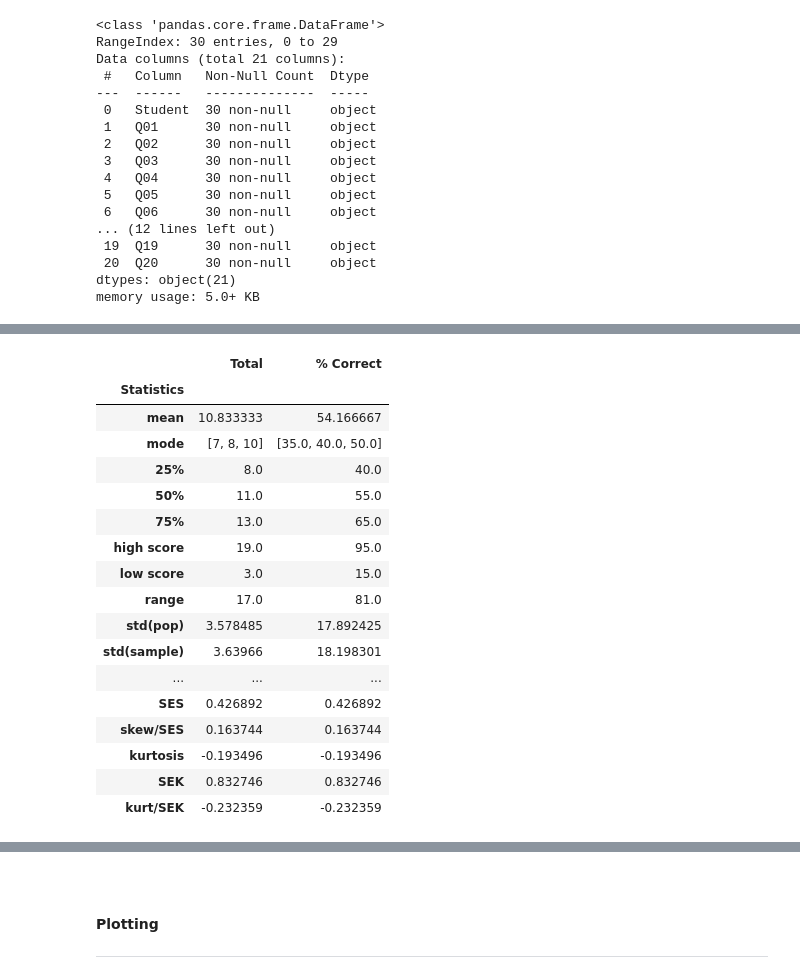
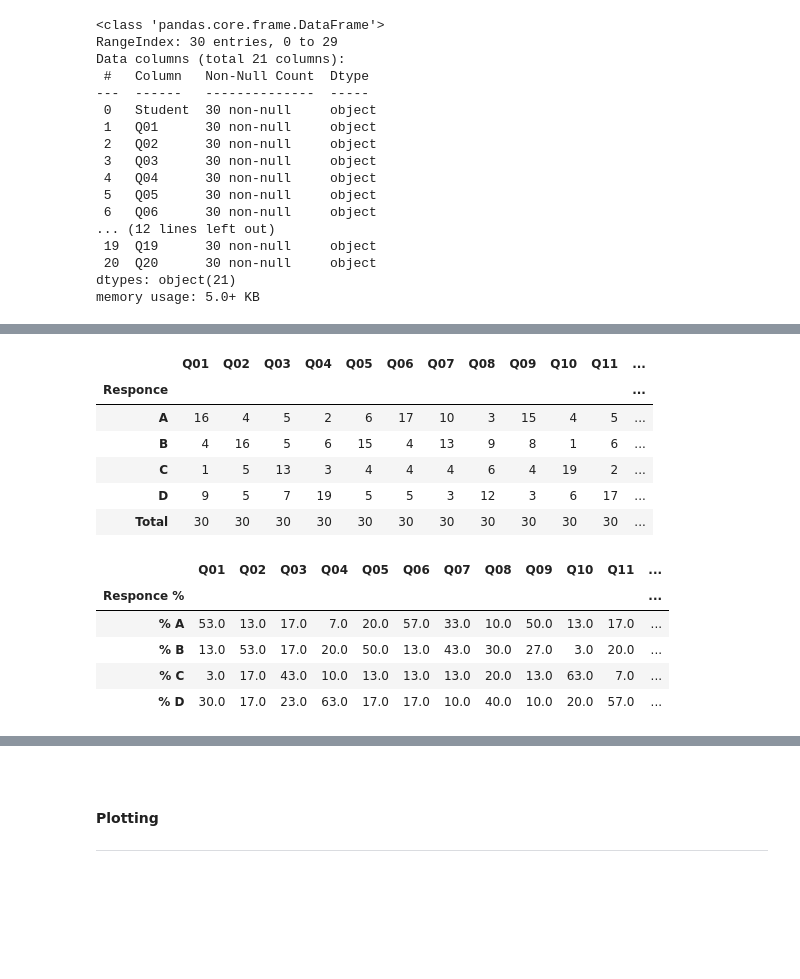
Before and after one commit to olgarozhdestvina/Data-Science-and-Machine-Learning, a Jupyter notebook: Data analytics/Language tests/Distractor analysis and scoring multiple-choice items.ipynb, the cells around one changed output, grey strips where cells are left out. Cells and saved outputs as stored; diff of their text form; code cells hidden in the pictures; blank space fills up the shorter version.

```diff
--- a/Data analytics/Language tests/Distractor analysis and scoring multiple-choice items.ipynb
+++ b/Data analytics/Language tests/Distractor analysis and scoring multiple-choice items.ipynb
@@ -87,4 +100,0 @@ test.head()
-# %%
-# calculate percetage of correct answers
-test['% Correct'] = test['Total'] / len(test.columns[1:21]) * 100
-test.head()
@@ -167,27 +187,39 @@ stats
-# %%
-# round all stats to two decimal points and changing the order
-stats = np.round(stats, 3)
-stats = stats.reindex(index = ['mean','mode','25%', '50%', '75%', 'high score', 'low score',
-                       'range', 'std(pop)', 'std(sample)', 'var(pop)', 'var(sample)', 'Q', 'n',
-                      'skewness', 'SES', 'skew/SES','kurtosis', 'SEK', 'kurt/SEK'])
-stats.index.name = 'Statistics'
-stats
-# %% [output]
-|  | Total | % Correct |
-| Statistics |  |  |
-| mean | 10.833333 | 54.166667 |
-| mode | [7, 8, 10] | [35.0, 40.0, 50.0] |
-| 25% | 8.0 | 40.0 |
-| 50% | 11.0 | 55.0 |
-| 75% | 13.0 | 65.0 |
-| high score | 19.0 | 95.0 |
-| low score | 3.0 | 15.0 |
-| range | 17.0 | 81.0 |
-| std(pop) | 3.578485 | 17.892425 |
-| std(sample) | 3.63966 | 18.198301 |
-| ... | ... | ... |
-| SES | 0.426892 | 0.426892 |
-| skew/SES | 0.163744 | 0.163744 |
-| kurtosis | -0.193496 | -0.193496 |
-| SEK | 0.832746 | 0.832746 |
-| kurt/SEK | -0.232359 | -0.232359 |
+# %%
+# create a list of reponces and
+responces_list = [[] for _ in range(len(np.unique(keys.values))-1)]
+
+for _, col in test.iteritems():
+    responces_list[0].append(sum(np.where(col == 'A', 1, 0)))
+    responces_list[1].append(sum(np.where(col == 'B', 1, 0)))
+    responces_list[2].append(sum(np.where(col == 'C', 1, 0)))
+    responces_list[3].append(sum(np.where(col == 'D', 1, 0)))
+
+# convert into a dataframe
+responces = pd.DataFrame(responces_list, columns=keys.columns, index=['A', 'B', 'C', 'D'])
+responces.drop('Student', axis=1, inplace=True)
+# %%
+# calculate total
+responces.loc['Total'] = responces.sum(axis=0)
+responces.index.name = 'Responce'
+responces
+# %% [output]
+|  | Q01 | Q02 | Q03 | Q04 | Q05 | Q06 | Q07 | Q08 | Q09 | Q10 | Q11 | ... |
+| Responce |  |  |  |  |  |  |  |  |  |  |  | ... |
+| A | 16 | 4 | 5 | 2 | 6 | 17 | 10 | 3 | 15 | 4 | 5 | ... |
+| B | 4 | 16 | 5 | 6 | 15 | 4 | 13 | 9 | 8 | 1 | 6 | ... |
+| C | 1 | 5 | 13 | 3 | 4 | 4 | 4 | 6 | 4 | 19 | 2 | ... |
+| D | 9 | 5 | 7 | 19 | 5 | 5 | 3 | 12 | 3 | 6 | 17 | ... |
+| Total | 30 | 30 | 30 | 30 | 30 | 30 | 30 | 30 | 30 | 30 | 30 | ... |
+# %%
+# calculate percentage responce
+responces_perc = np.around(responces[:-1] / responces.loc['Total'] * 100)
+responces_perc.index = ['% A', '% B', '% C', '% D']
+responces_perc.index.name = 'Responce %'
+responces_perc
+# %% [output]
+|  | Q01 | Q02 | Q03 | Q04 | Q05 | Q06 | Q07 | Q08 | Q09 | Q10 | Q11 | ... |
+| Responce % |  |  |  |  |  |  |  |  |  |  |  | ... |
+| % A | 53.0 | 13.0 | 17.0 | 7.0 | 20.0 | 57.0 | 33.0 | 10.0 | 50.0 | 13.0 | 17.0 | ... |
+| % B | 13.0 | 53.0 | 17.0 | 20.0 | 50.0 | 13.0 | 43.0 | 30.0 | 27.0 | 3.0 | 20.0 | ... |
+| % C | 3.0 | 17.0 | 43.0 | 10.0 | 13.0 | 13.0 | 13.0 | 20.0 | 13.0 | 63.0 | 7.0 | ... |
+| % D | 30.0 | 17.0 | 23.0 | 63.0 | 17.0 | 17.0 | 10.0 | 40.0 | 10.0 | 20.0 | 57.0 | ... |
```
Also changed, not shown: parts of 38 cells of this notebook, 4 other files.
